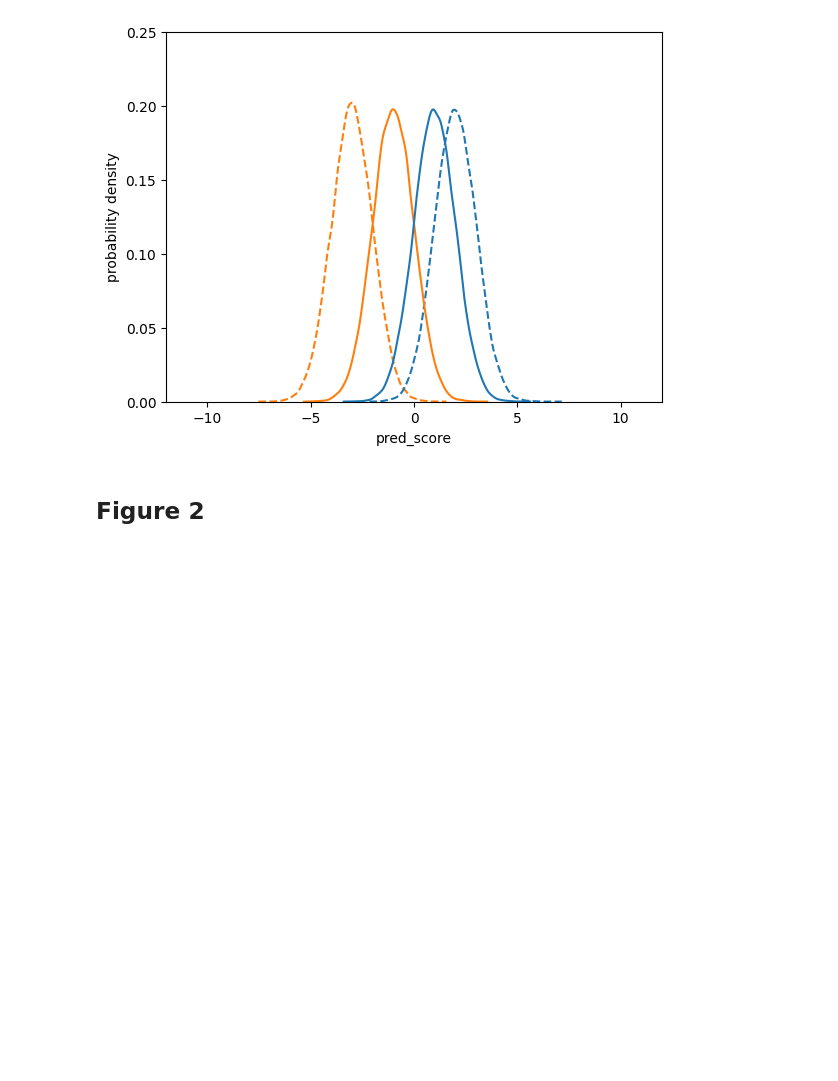
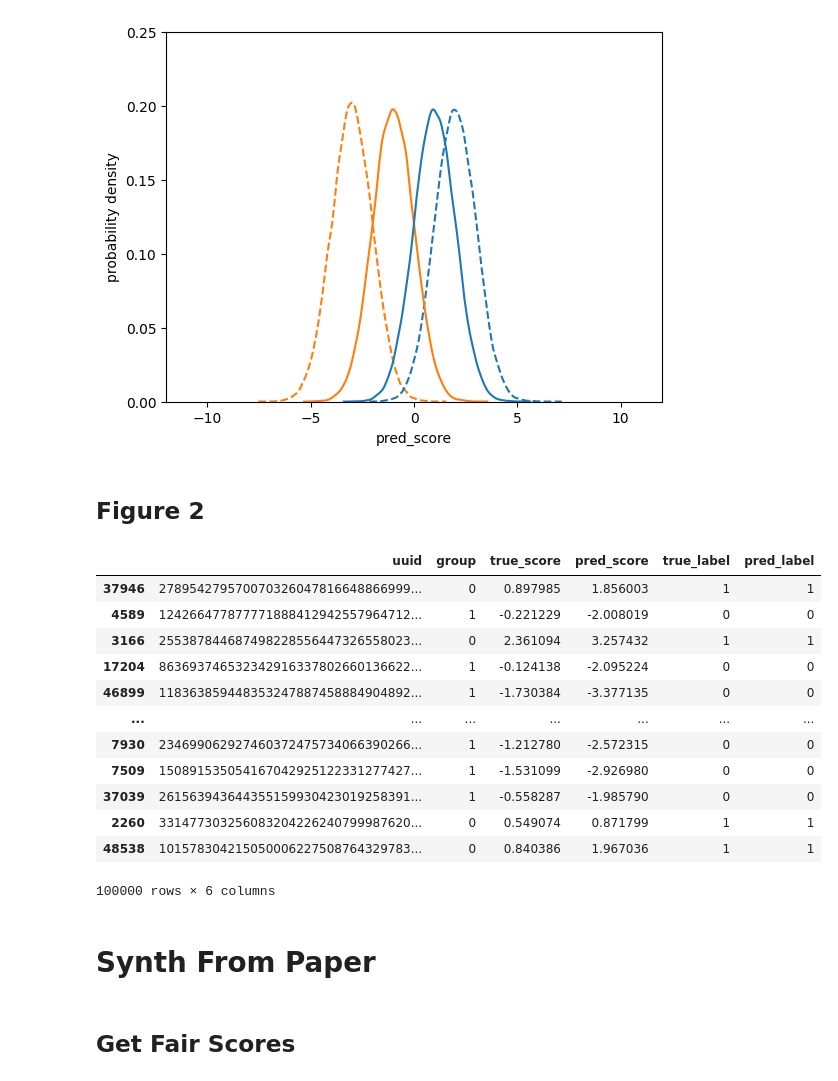
Before and after one commit to aloosley/faim, a Jupyter notebook: notebooks/Figures.ipynb, the cells around one changed output. Drawn from its saved outputs; the diff is of its cells as text; code cells hidden in the pictures; blank space fills up the shorter version.

```diff
--- a/notebooks/Figures.ipynb
+++ b/notebooks/Figures.ipynb
@@ -61,3 +61,23 @@ fig
 fig.savefig("figures/figure1.svg", format="svg")
 # %% [markdown]
 ## Figure 2
+# %%
+synth_data
+# %% [output]
+|  | uuid | group | true_score | pred_score | true_label | pred_label |
+| 37946 | 278954279570070326047816648866999... | 0 | 0.897985 | 1.856003 | 1 | 1 |
+| 4589 | 124266477877771888412942557964712... | 1 | -0.221229 | -2.008019 | 0 | 0 |
+| 3166 | 255387844687498228556447326558023... | 0 | 2.361094 | 3.257432 | 1 | 1 |
+| 17204 | 863693746532342916337802660136622... | 1 | -0.124138 | -2.095224 | 0 | 0 |
+| 46899 | 118363859448353247887458884904892... | 1 | -1.730384 | -3.377135 | 0 | 0 |
+| ... | ... | ... | ... | ... | ... | ... |
+| 7930 | 234699062927460372475734066390266... | 1 | -1.212780 | -2.572315 | 0 | 0 |
+| 7509 | 150891535054167042925122331277427... | 1 | -1.531099 | -2.926980 | 0 | 0 |
+| 37039 | 261563943644355159930423019258391... | 1 | -0.558287 | -1.985790 | 0 | 0 |
+| 2260 | 331477303256083204226240799987620... | 0 | 0.549074 | 0.871799 | 1 | 1 |
+| 48538 | 101578304215050006227508764329783... | 0 | 0.840386 | 1.967036 | 1 | 1 |
+100000 rows × 6 columns
+# %% [markdown]
+# Synth From Paper
+# %% [markdown]
+## Get Fair Scores
```
Also changed, not shown: parts of 11 cells of this notebook, 4 other files.
